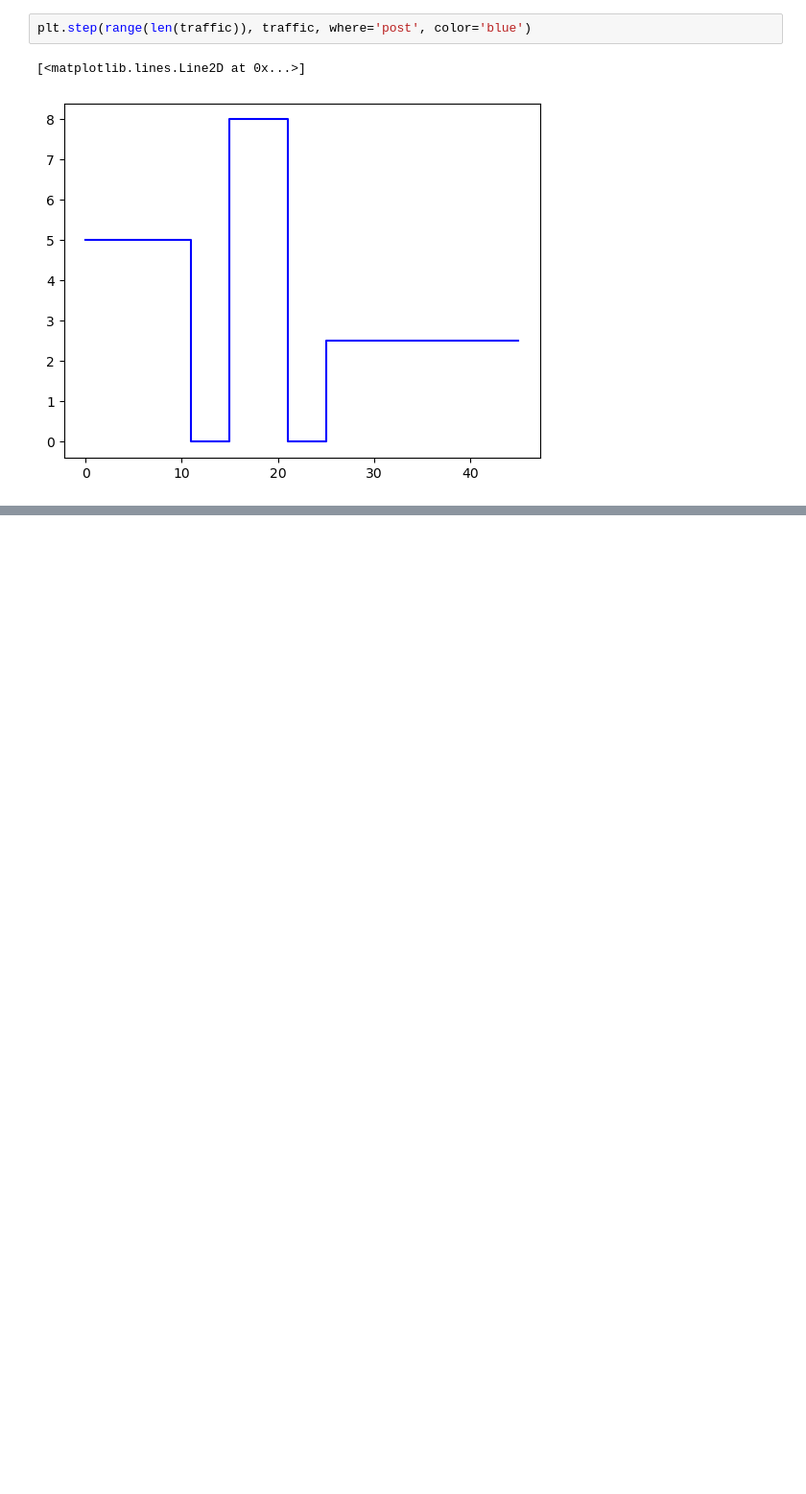
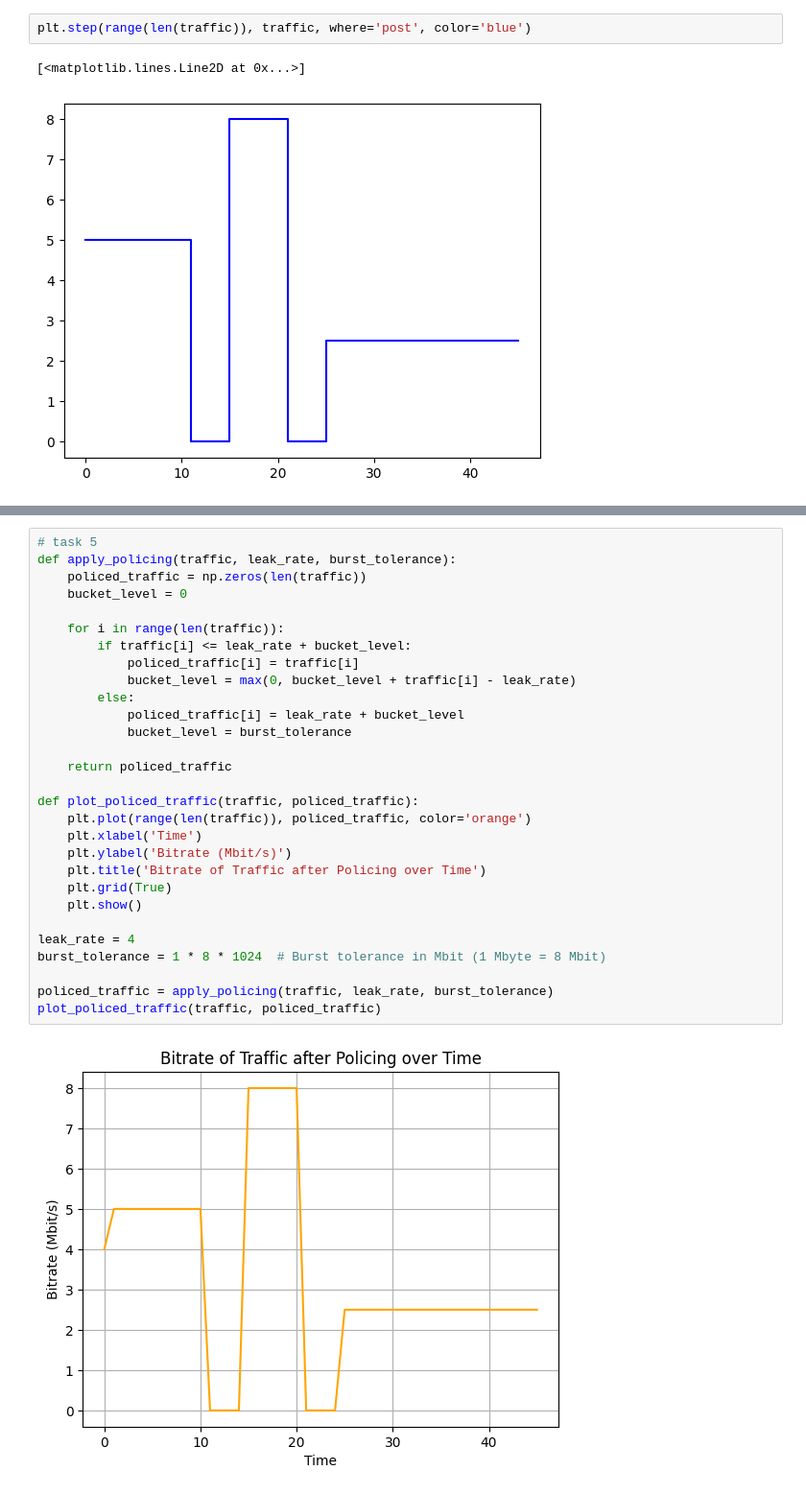
Before and after one commit to dmitrijs-voronovs/VU-net-perf, a Jupyter notebook: a2/as2.ipynb, the cells around one changed output, grey strips where cells are left out. Shown at 96% size. Cells and saved outputs as stored; diff of their text form; blank space fills up the shorter version.

```diff
--- a/a2/as2.ipynb
+++ b/a2/as2.ipynb
@@ -14,0 +80,31 @@ plt.step(range(len(traffic)), traffic, where='post', color='blue')
+# %%
+# task 5
+def apply_policing(traffic, leak_rate, burst_tolerance):
+    policed_traffic = np.zeros(len(traffic))
+    bucket_level = 0
+
+    for i in range(len(traffic)):
+        if traffic[i] <= leak_rate + bucket_level:
+            policed_traffic[i] = traffic[i]
+            bucket_level = max(0, bucket_level + traffic[i] - leak_rate)
+        else:
+            policed_traffic[i] = leak_rate + bucket_level
+            bucket_level = burst_tolerance
+
+    return policed_traffic
+
+def plot_policed_traffic(traffic, policed_traffic):
+    plt.plot(range(len(traffic)), policed_traffic, color='orange')
+    plt.xlabel('Time')
+    plt.ylabel('Bitrate (Mbit/s)')
+    plt.title('Bitrate of Traffic after Policing over Time')
+    plt.grid(True)
+    plt.show()
+
+leak_rate = 4
+burst_tolerance = 1 * 8 * 1024  # Burst tolerance in Mbit (1 Mbyte = 8 Mbit)
+
+policed_traffic = apply_policing(traffic, leak_rate, burst_tolerance)
+plot_policed_traffic(traffic, policed_traffic)
+# %% [output]
+[figure, added]
```
Also changed, not shown: parts of 10 cells of this notebook, 1 other file.
